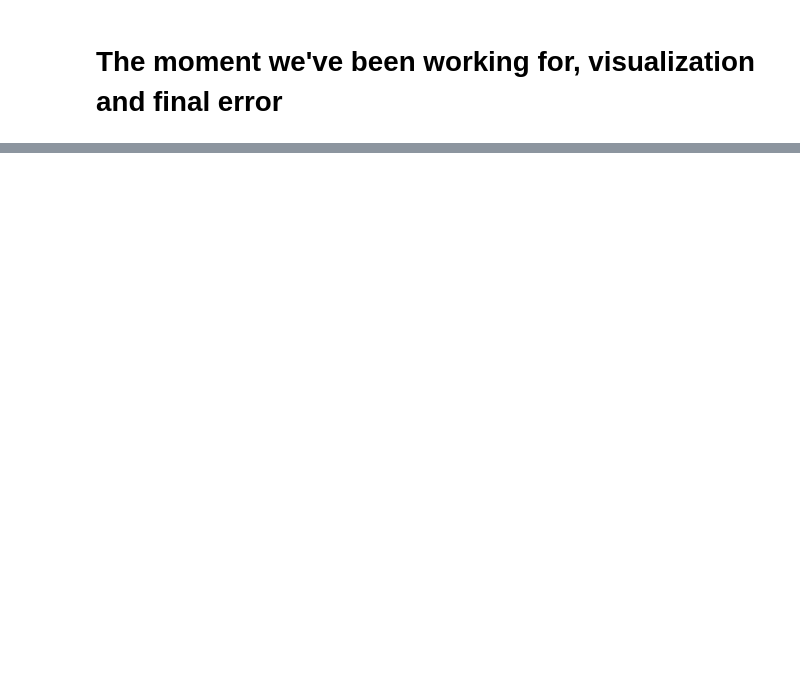
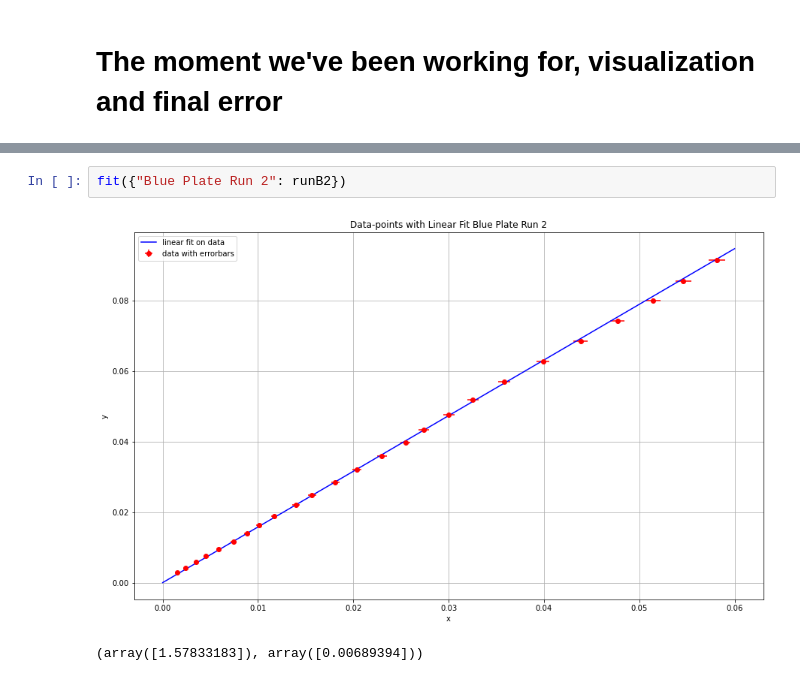
Before and after one commit to diodeamy/Waves-And-Optics, a Jupyter notebook: Refraction-Index.ipynb, the cells around one changed output, grey strips where cells are left out. Saved outputs shown, nothing was run; the diff lists cells and outputs as text; blank space fills up the shorter version.

```diff
--- a/Refraction-Index.ipynb
+++ b/Refraction-Index.ipynb
@@ -423,0 +456,5 @@ fit(runB2)
+# %%
+fit({"Blue Plate Run 2": runB2})
+# %% [output]
+[figure, added]
+(array([1.57833183]), array([0.00689394]))
```
Also changed, not shown: parts of 22 cells of this notebook, 5 other files.
